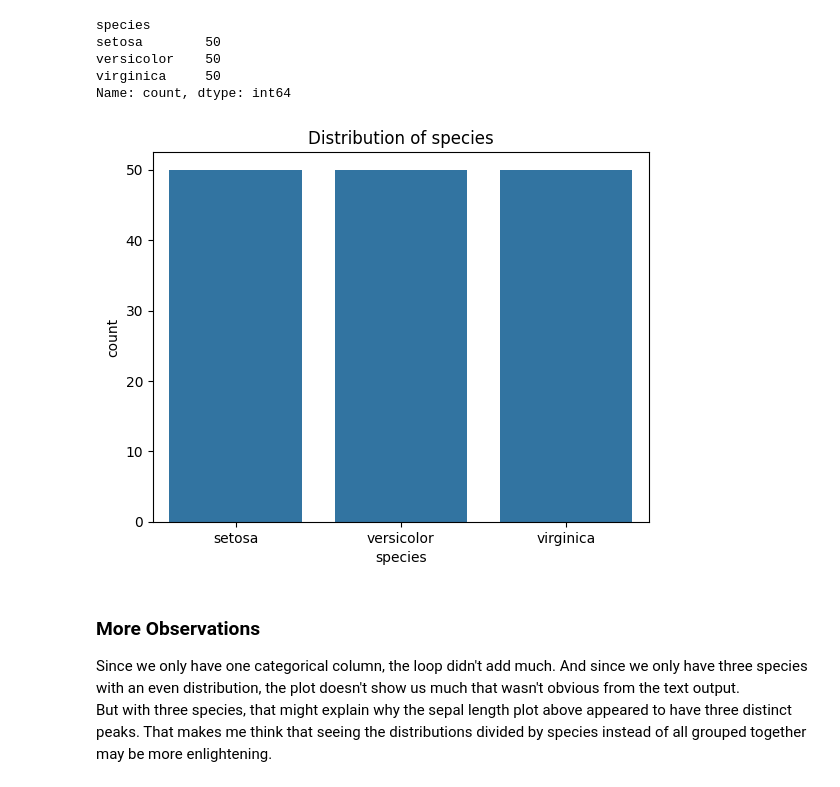
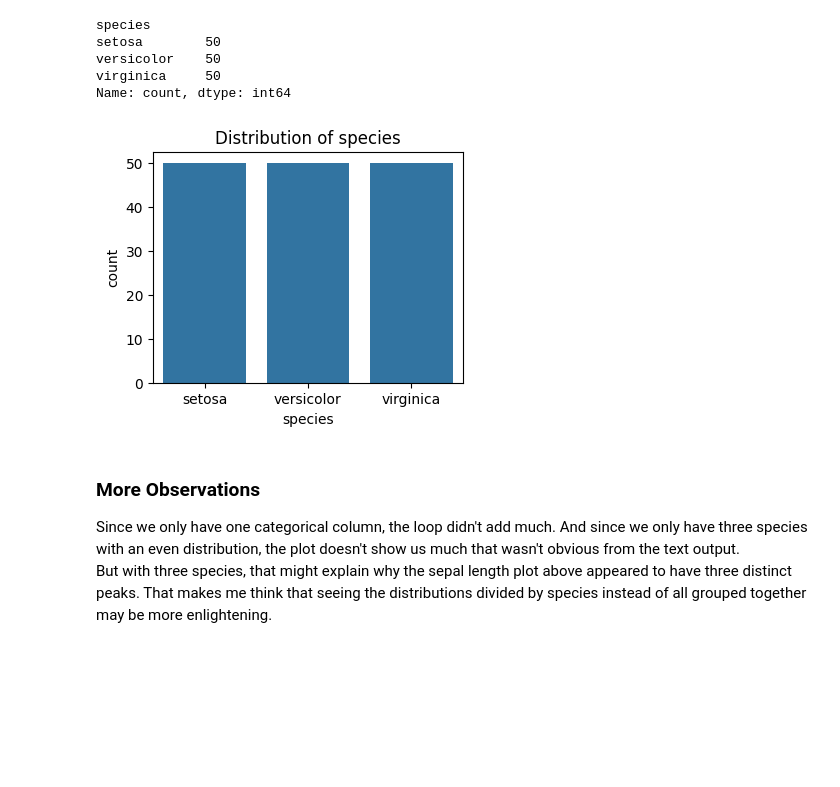
Before and after one commit to matthewpblock/datafun-04-eda, a Jupyter notebook: block-notebook.ipynb, the cells around one changed output. Cells and saved outputs as stored; diff of their text form; code cells hidden in the pictures; blank space fills up the shorter version.

```diff
--- a/block-notebook.ipynb
+++ b/block-notebook.ipynb
@@ -130,15 +128,17 @@ Name: count, dtype: int64
 # %%
 # Inspect value counts for ALL categorical columns
 for col in iris_df.select_dtypes(include=['object', 'category']).columns:
     # Display count plot
+    matplotlib.pyplot.figure(figsize=(4, 3))
     sns.countplot(x=col, data=iris_df)
     matplotlib.pyplot.title(f'Distribution of {col}')
+
     matplotlib.pyplot.show()
 
 # Show all plots
 matplotlib.pyplot.show()
 # %% [output]
-[figure, old version]
+[figure, new version]
 # %% [markdown]
 ### More Observations
 Since we only have one categorical column, the loop didn't add much. And since we only have three species with an even distribution, the plot doesn't show us much that wasn't obvious from the text output.
```
Also changed, not shown: parts of 8 cells of this notebook.
